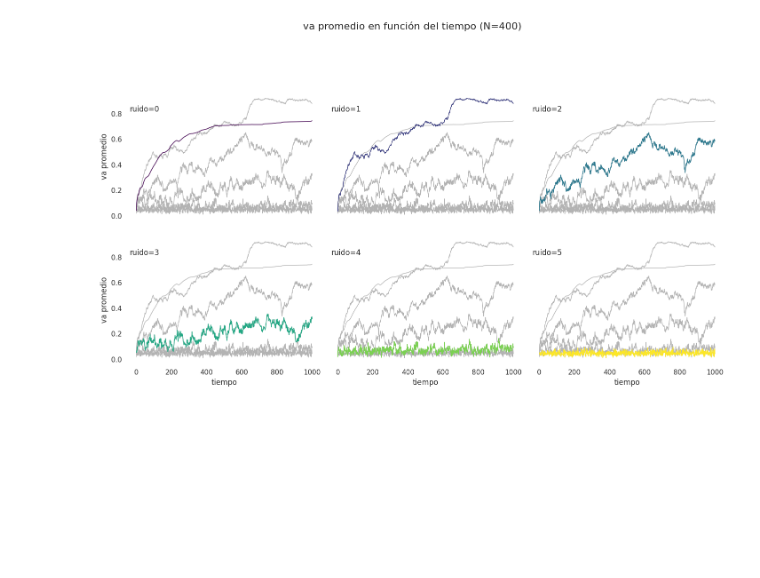
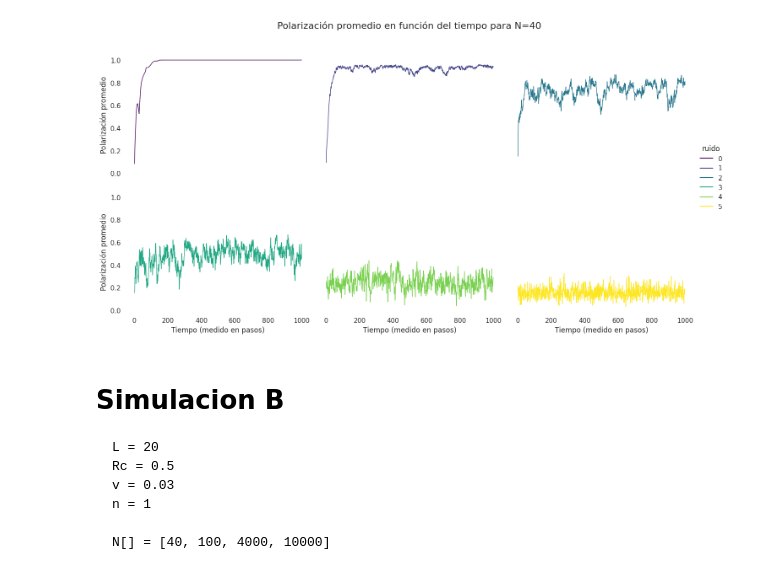
Before and after one commit to lvittor/ss, a Jupyter notebook: notebooks/tp2.ipynb, the cells around one changed output. Drawn from its saved outputs; the diff is of its cells as text; code cells hidden in the pictures; blank space fills up the shorter version.

Commit message:
chore: add figures

````diff
--- a/notebooks/tp2.ipynb
+++ b/notebooks/tp2.ipynb
@@ -79,0 +109,19 @@ Text(0, 0.5, 'va promedio')
+# %%
+sns.set_theme(style="white")
+ax = sns.lineplot(x='ruido', y='va_mean', hue='N', data=grouped_df, style='N', palette='viridis', err_style='bars', err_kws={'capsize': 1}, linewidth=1.5, marker='o', markersize=4)
+
+for _, row in grouped_df.iterrows():
+    ax.plot([row['ruido'], row['ruido']], [row['va_mean'] - 0.01, row['va_mean'] + 0.01], color='black')
+
+ax.set_ylabel('Polarizacion promedio')
+ax.set_xlabel('Ruido')
+ax.set_title('Relación entre nivel de ruido y la polarazación promedio a densidad constante')
+
+# Ajustamos los límites de los ejes
+ax.set_ylim(0, 1)
+ax.set_xlim(grouped_df["ruido"].min(), grouped_df["ruido"].max())
+
+fig = plt.gcf()
+
+# Guardar la imagen como PNG
+fig.savefig("va_vs_ruido.png", dpi=300, bbox_inches='tight')
@@ -150,33 +179,52 @@ df_400, df_400.shape
 # %%
+df_400 = grouped_df.loc[grouped_df['N'] == 40]
+df_400 = df_400.drop('N', axis=1)
+df_400, df_400.shape
+
 # Plot each noise's time series in its own facet
 g = sns.relplot(
     data=df_400,
     x="t", y="va_mean", col="ruido", hue="ruido",
     kind="line", palette="viridis", linewidth=1, zorder=5,
-    col_wrap=3, height=4, aspect=1.2, legend=False,
-    err_kws={'capsize':3, 'elinewidth':1, 'capthick':1}
+    col_wrap=3, height=4, aspect=1.2, legend=True,
+    err_kws={'capsize':3, 'elinewidth':3, 'capthick':1}
 )
 
 # Iterate over each subplot to customize further
-for noise, ax in g.axes_dict.items():
+# for noise, ax in g.axes_dict.items():
 
     # Add the title as an annotation within the plot
-    ax.text(.01, .85, f"ruido={int(noise)}", transform=ax.transAxes, fontweight="regular")
+    # ax.text(.01, .85, f"ruido={int(noise)}", transform=ax.transAxes, fontweight="regular")
 
-    # Plot every noise's time series in the background
-    sns.lineplot(
-        data=df_400, x="t", y="va_mean", units='ruido',
-        estimator=None, color=".7", linewidth=1, ax=ax,
-    )
+    # # Plot every noise's time series in the background
+    # sns.lineplot(
+    #     data=df_400, x="t", y="va_mean", units='ruido',
+    #     estimator=None, color=".7", linewidth=1, ax=ax,
+    # )
 
 for ax in g.axes.flat:
     ax.set_frame_on(False)
 
 # Tweak the supporting aspects of the plot
 g.set_titles("")
-g.set_axis_labels("tiempo", "va promedio")
-plt.suptitle('va promedio en función del tiempo (N=400)', y=1.05, fontsize=16)
+g.set_axis_labels("Tiempo (medido en pasos)", "Polarización promedio")
+plt.suptitle('Polarización promedio en función del tiempo para N=40', y=0.95, fontsize=16)
 plt.subplots_adjust(top=0.85)
-plt.show()
+
+fig = plt.gcf()
+
+# Guardar la imagen como PNG
+fig.savefig("va_vs_tiempo.png", dpi=300, bbox_inches='tight')
 # %% [output]
-[figure, old version]
+[figure, new version]
+# %% [markdown]
+# Simulacion B
+
+```
+L = 20
+Rc = 0.5
+v = 0.03
+n = 1
+
+N[] = [40, 100, 4000, 10000]
+```
````
Also changed, not shown: parts of 15 cells of this notebook, 5 other files.
